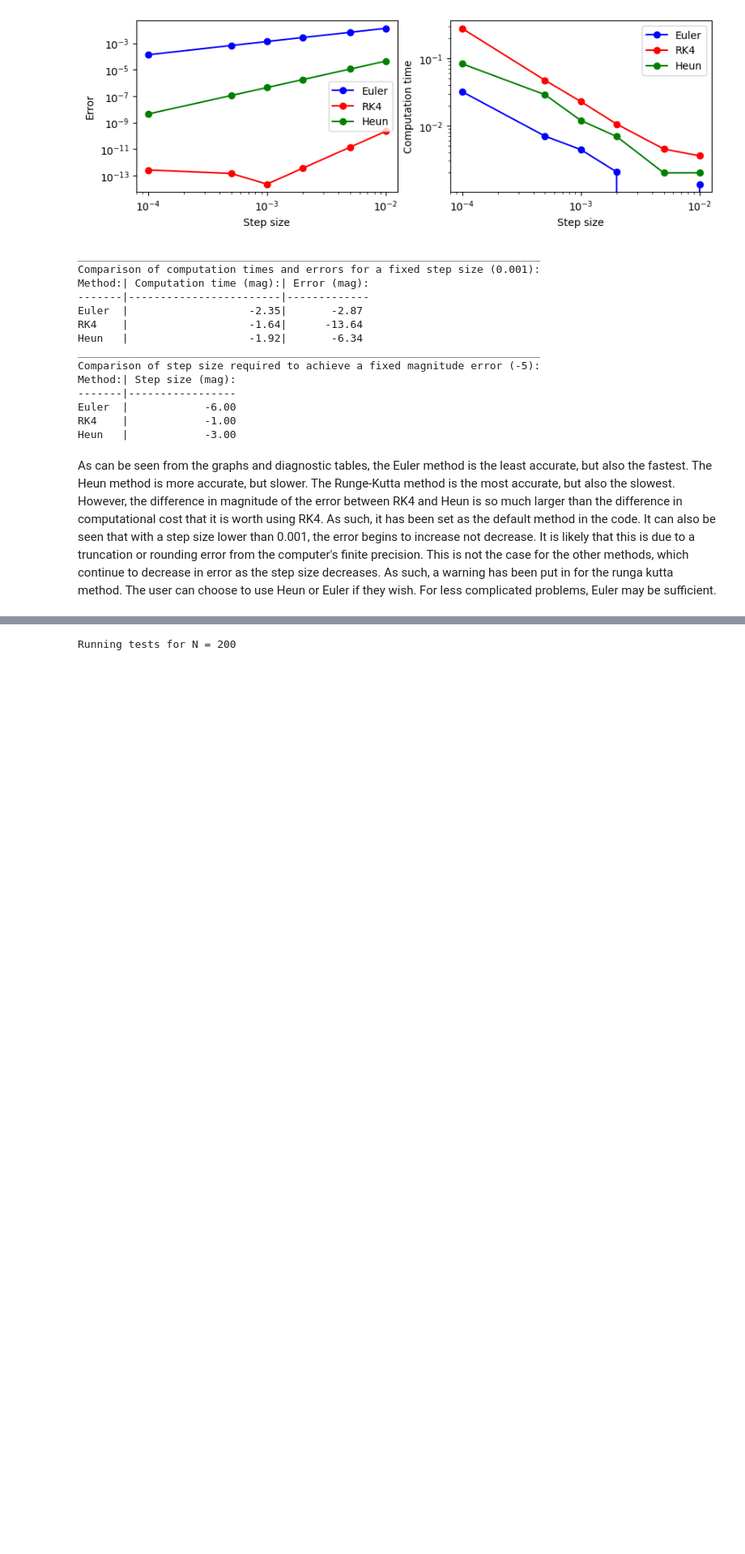
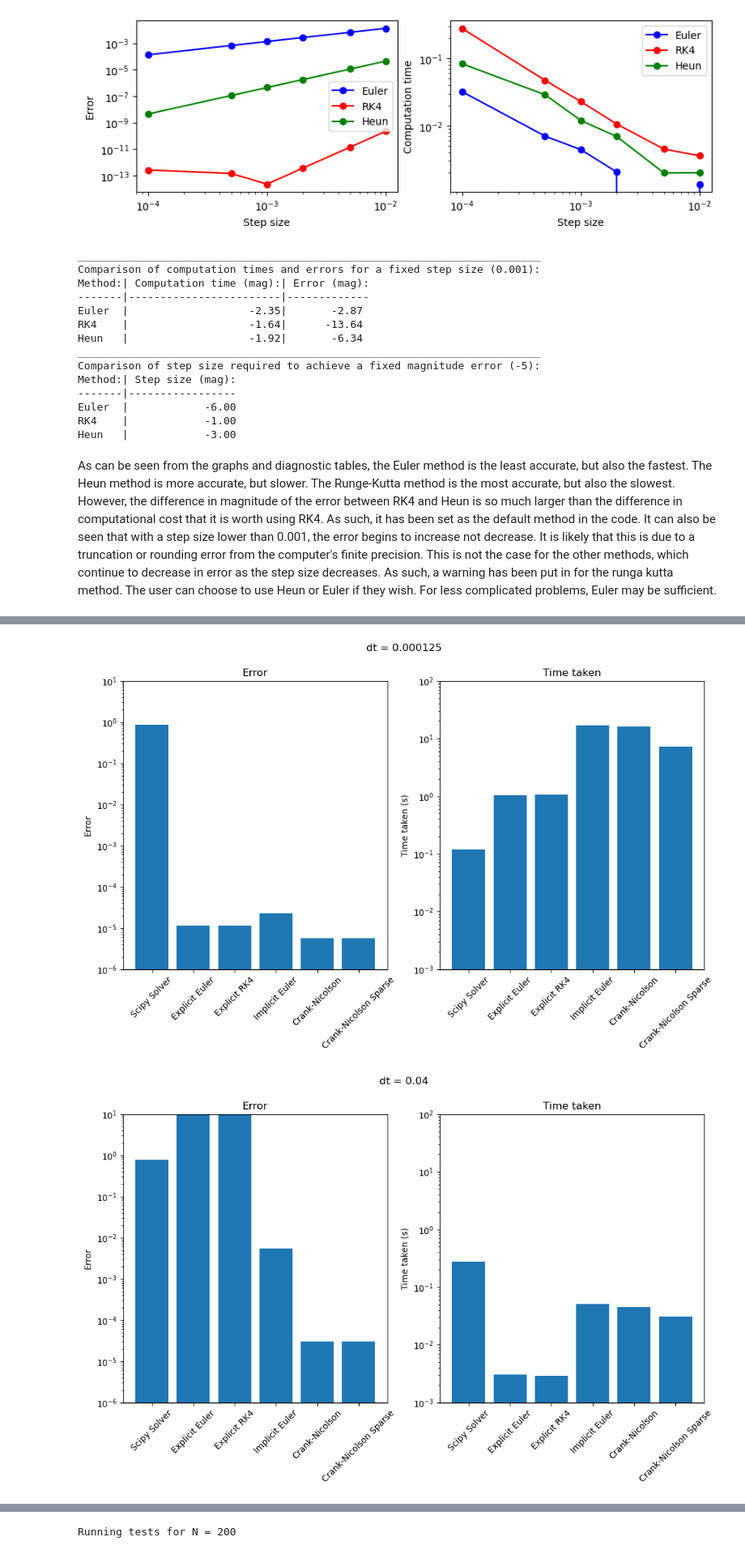
Before and after one commit to dupput/EMAT3008-ScientificComputing, a Jupyter notebook: Report.ipynb, the cells around one changed output, grey strips where cells are left out. Shown at 81% size. Cells and saved outputs as stored; diff of their text form; code cells hidden in the pictures; blank space fills up the shorter version.

```diff
--- a/Report.ipynb
+++ b/Report.ipynb
@@ -260,0 +263,7 @@ As can be seen from the graphs and diagnostic tables, the Euler method is the le
+# %%
+from SciComp.plotting import run_comparison_pde_solvers
+
+run_comparison_pde_solvers()
+# %% [output]
+[figure, added]
+[figure, added]
```
Also changed, not shown: parts of 7 cells of this notebook, 4 other files.
